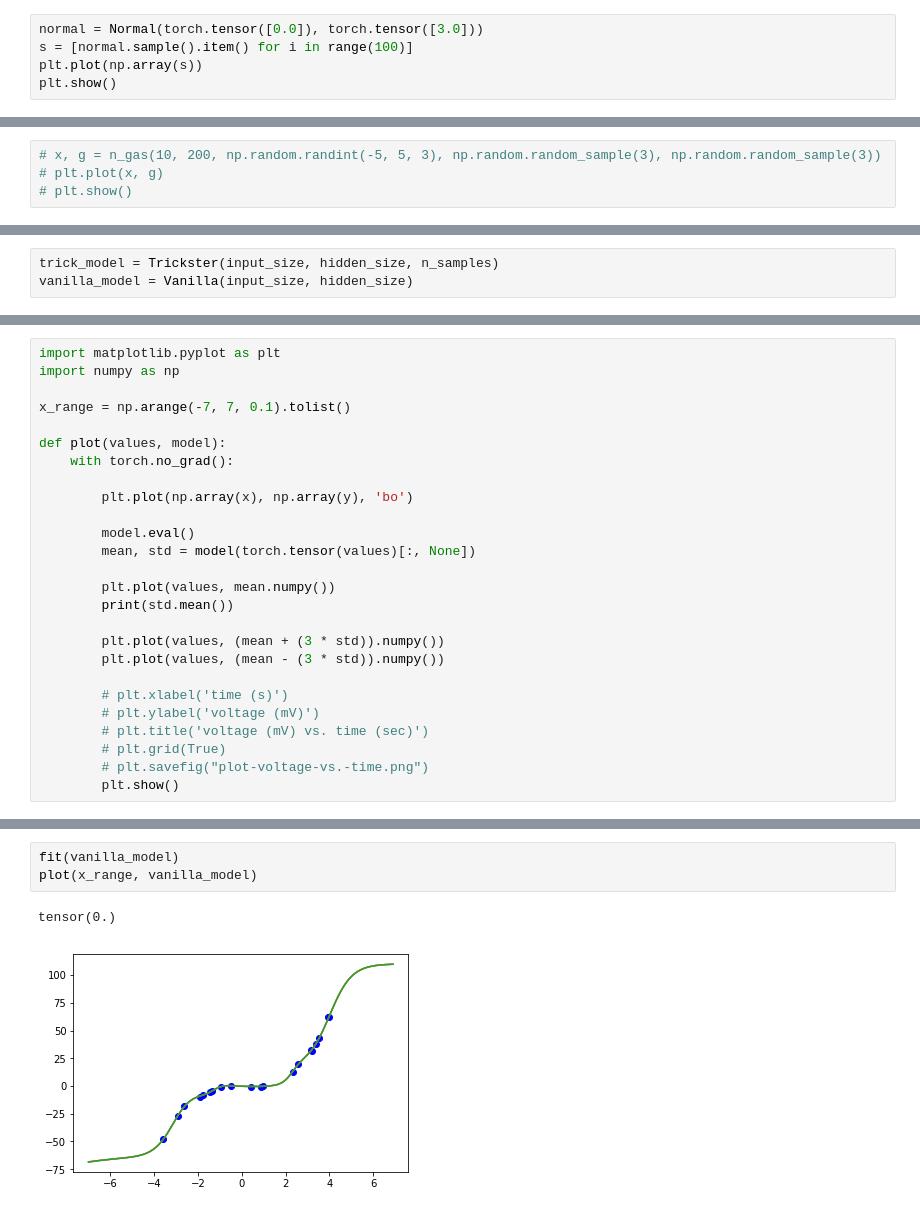
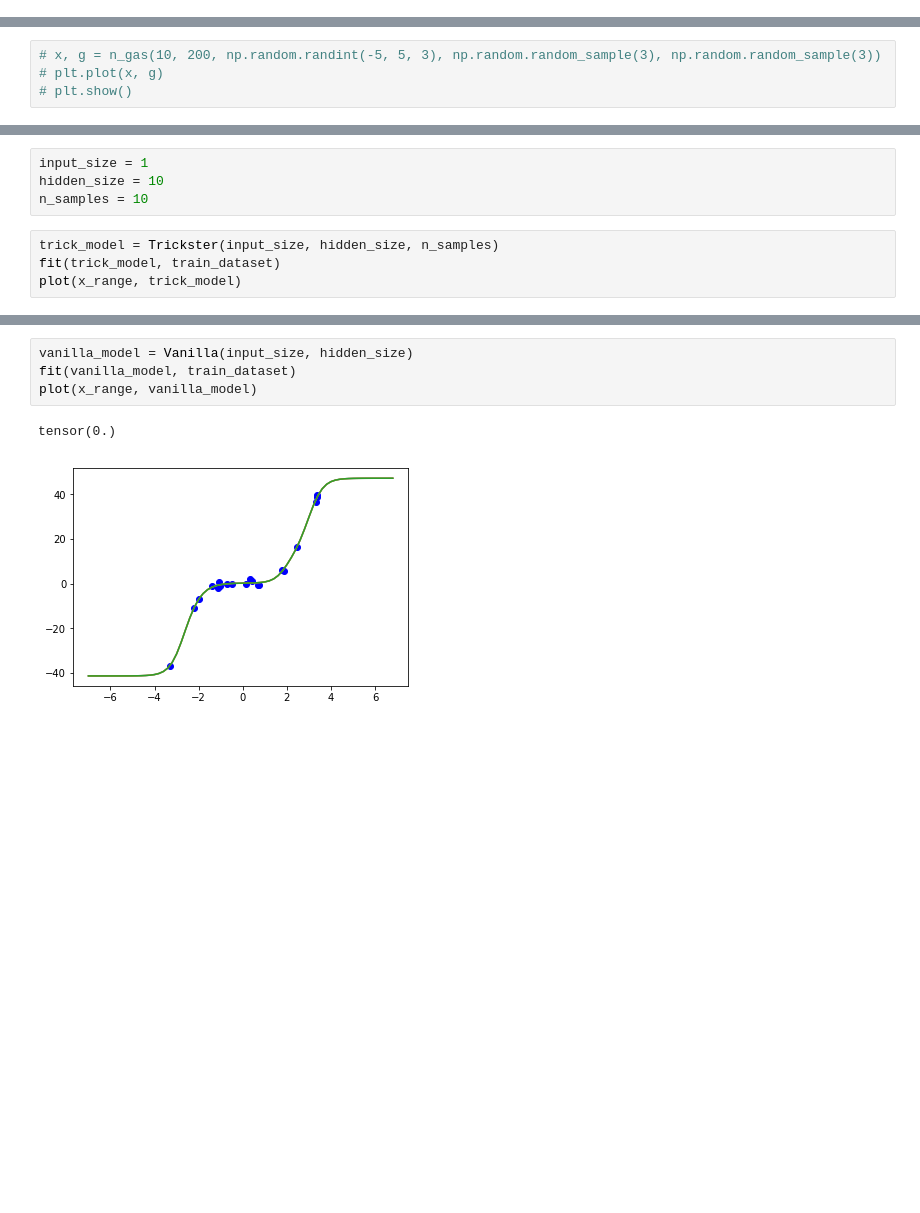
Before and after one commit to fiskio/trickster, a Jupyter notebook: notebook.ipynb, the cells around one changed output, grey strips where cells are left out. Saved outputs shown, nothing was run; the diff lists cells and outputs as text; blank space fills up the shorter version.

```diff
--- a/notebook.ipynb
+++ b/notebook.ipynb
@@ -22,5 +14,0 @@ n_samples = 100
-# %%
-normal = Normal(torch.tensor([0.0]), torch.tensor([3.0]))
-s = [normal.sample().item() for i in range(100)]
-plt.plot(np.array(s))
-plt.show()
@@ -101,3 +144,8 @@ dataset = DataLoader(dataset, shuffle=True, batch_size=batch_size)
+# %%
+input_size = 1
+hidden_size = 10
+n_samples = 10
 # %%
 trick_model = Trickster(input_size, hidden_size, n_samples)
-vanilla_model = Vanilla(input_size, hidden_size)
+fit(trick_model, train_dataset)
+plot(x_range, trick_model)
@@ -137,26 +154,0 @@ fit(vanilla_model)
-# %%
-import matplotlib.pyplot as plt
-import numpy as np
-
-x_range = np.arange(-7, 7, 0.1).tolist()
-
-def plot(values, model):
-    with torch.no_grad():
-
-        plt.plot(np.array(x), np.array(y), 'bo')
-
-        model.eval()
-        mean, std = model(torch.tensor(values)[:, None])
-
-        plt.plot(values, mean.numpy())
-        print(std.mean())
-
-        plt.plot(values, (mean + (3 * std)).numpy())
-        plt.plot(values, (mean - (3 * std)).numpy())
-
-        # plt.xlabel('time (s)')
-        # plt.ylabel('voltage (mV)')
-        # plt.title('voltage (mV) vs. time (sec)')
-        # plt.grid(True)
-        # plt.savefig("plot-voltage-vs.-time.png")
-        plt.show()
@@ -169,8 +155,9 @@ tensor(2.9125)
 # %%
-fit(vanilla_model)
+vanilla_model = Vanilla(input_size, hidden_size)
+fit(vanilla_model, train_dataset)
 plot(x_range, vanilla_model)
 # %% [output]
 tensor(0.)
-[figure, old version]
+[figure, new version]
 # %%
 # validate
```
Also changed, not shown: parts of 14 cells of this notebook.
